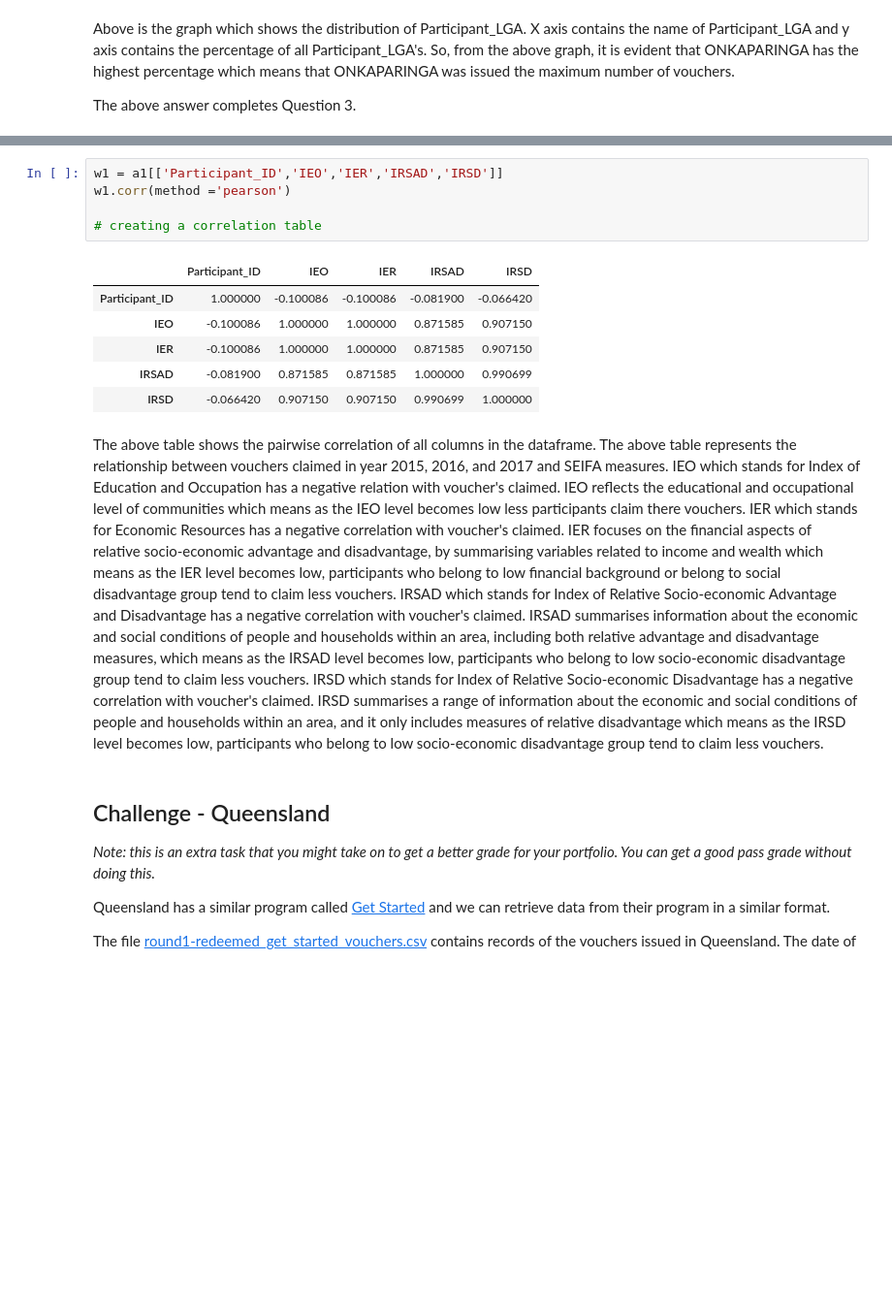
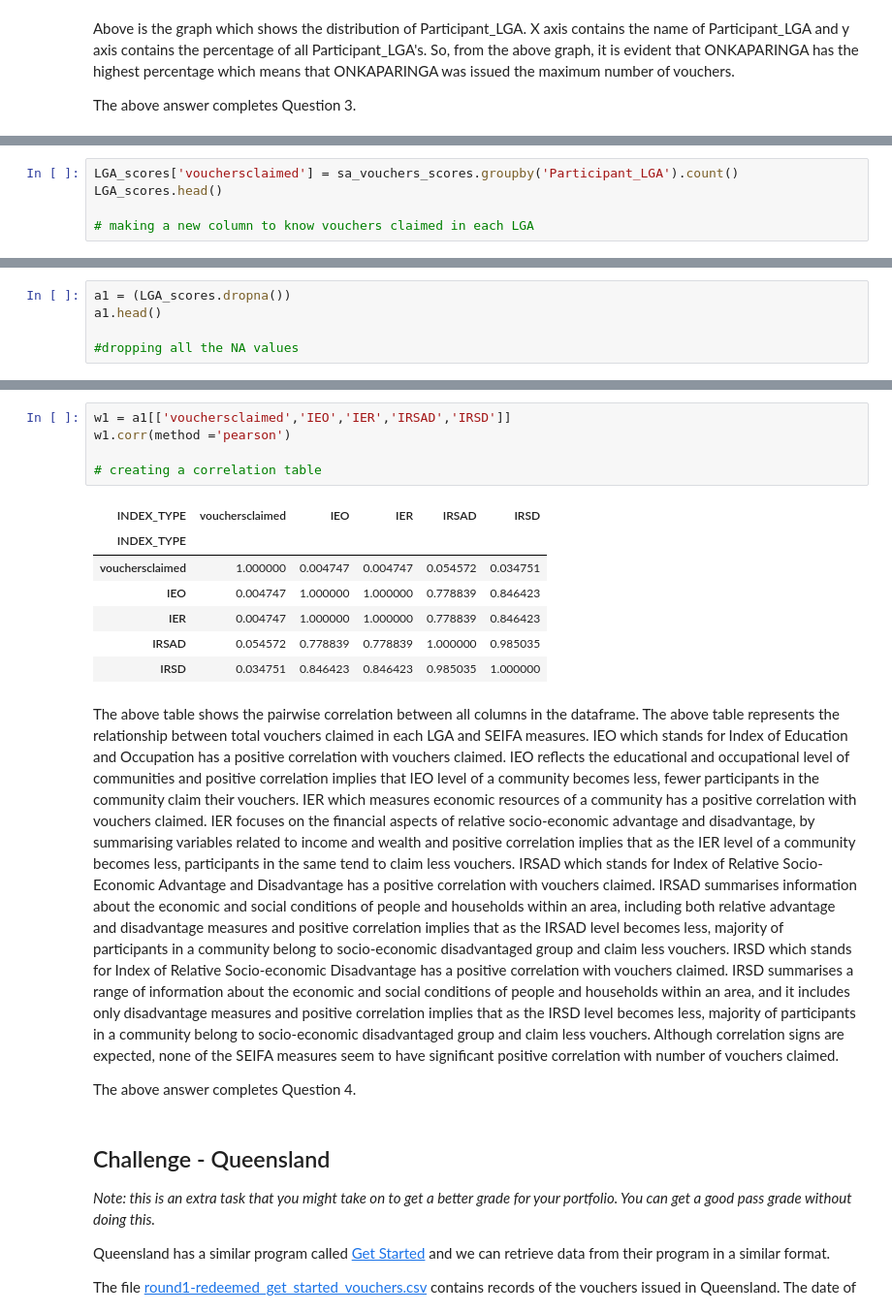
Before and after one commit to MQCOMP2200-S2-2021/data-science-portfolio-aarushi1998, a Jupyter notebook: Portfolio 2.ipynb, the cells around one changed output, grey strips where cells are left out. Shown: that part at 97% size. Drawn from its saved outputs; the diff is of its cells as text; blank space fills up the shorter version.

```diff
--- a/Portfolio 2.ipynb
+++ b/Portfolio 2.ipynb
@@ -285,3 +285,8 @@ a1.head()
 | 2 | 1000004 | ABERFOYLE PARK | Not Registered Previously | Not ATSI | Not CALD | ... |
 | 3 | 1000004 | ABERFOYLE PARK | Registered Previously | Not ATSI | Not CALD | ... |
 | 4 | 1000005 | ABERFOYLE PARK | Registered Previously | Not ATSI | Not CALD | ... |
+# %%
+LGA_scores['vouchersclaimed'] = sa_vouchers_scores.groupby('Participant_LGA').count()
+LGA_scores.head()
+
+# making a new column to know vouchers claimed in each LGA
@@ -287,0 +301,5 @@ a1.head()
+# %%
+a1 = (LGA_scores.dropna())
+a1.head()
+
+#dropping all the NA values
@@ -288,20 +314,24 @@ a1.head()
 # %%
-w1 = a1[['Participant_ID','IEO','IER','IRSAD','IRSD']]
+w1 = a1[['vouchersclaimed','IEO','IER','IRSAD','IRSD']]
 w1.corr(method ='pearson')
 
 # creating a correlation table
 # %% [output]
-|  | Participant_ID | IEO | IER | IRSAD | IRSD |
-| Participant_ID | 1.000000 | -0.100086 | -0.100086 | -0.081900 | -0.066420 |
-| IEO | -0.100086 | 1.000000 | 1.000000 | 0.871585 | 0.907150 |
-| IER | -0.100086 | 1.000000 | 1.000000 | 0.871585 | 0.907150 |
-| IRSAD | -0.081900 | 0.871585 | 0.871585 | 1.000000 | 0.990699 |
-| IRSD | -0.066420 | 0.907150 | 0.907150 | 0.990699 | 1.000000 |
+| INDEX_TYPE | vouchersclaimed | IEO | IER | IRSAD | IRSD |
+| INDEX_TYPE |  |  |  |  |  |
+| vouchersclaimed | 1.000000 | 0.004747 | 0.004747 | 0.054572 | 0.034751 |
+| IEO | 0.004747 | 1.000000 | 1.000000 | 0.778839 | 0.846423 |
+| IER | 0.004747 | 1.000000 | 1.000000 | 0.778839 | 0.846423 |
+| IRSAD | 0.054572 | 0.778839 | 0.778839 | 1.000000 | 0.985035 |
+| IRSD | 0.034751 | 0.846423 | 0.846423 | 0.985035 | 1.000000 |
 # %% [markdown]
-The above table shows the pairwise correlation of all columns in the dataframe. The above table represents the relationship between vouchers claimed in year 2015, 2016, and 2017 and SEIFA measures. IEO which stands for Index of Education and Occupation has a negative relation with voucher's claimed. IEO reflects the educational and occupational level of communities which means as the IEO level becomes low less participants claim there vouchers.
-IER which stands for Economic Resources has a negative correlation with voucher's claimed. IER focuses on the financial aspects of relative socio-economic advantage and disadvantage, by summarising variables related to income and wealth which means as the IER level becomes low, participants who belong to low financial background or belong to social disadvantage group tend to claim less vouchers.
-IRSAD which stands for Index of Relative Socio-economic Advantage and Disadvantage has a negative correlation with voucher's claimed. IRSAD summarises information about the economic and social conditions of people and households within an area, including both relative advantage and disadvantage measures, which means as the IRSAD level becomes low, participants who belong to low socio-economic disadvantage group tend to claim less vouchers.
-IRSD which stands for Index of Relative Socio-economic Disadvantage has a negative correlation with voucher's claimed. IRSD summarises a range of information about the economic and social conditions of people and households within an area, and it only includes measures of relative disadvantage which means as the IRSD level becomes low, participants who belong to low socio-economic disadvantage group tend to claim less vouchers.
+The above table shows the pairwise correlation between all columns in the dataframe. The above table represents the relationship between total vouchers claimed in each LGA and SEIFA measures. IEO which stands for Index of Education and Occupation has a positive correlation with vouchers claimed. IEO reflects the educational and occupational level of communities and positive correlation implies that IEO level of a community becomes less, fewer participants in the community claim their vouchers.
+IER which measures economic resources of a community has a positive correlation with vouchers claimed. IER focuses on the financial aspects of relative socio-economic advantage and disadvantage, by summarising variables related to income and wealth and positive correlation implies that as the IER level of a community becomes less, participants in the same tend to claim less vouchers.
+IRSAD which stands for Index of Relative Socio-Economic Advantage and Disadvantage has a positive correlation with vouchers claimed. IRSAD summarises information about the economic and social conditions of people and households within an area, including both relative advantage and disadvantage measures and positive correlation implies that as the IRSAD level becomes less, majority of participants in a community belong to socio-economic disadvantaged group and claim less vouchers.
+IRSD which stands for Index of Relative Socio-economic Disadvantage has a positive correlation with vouchers claimed. IRSD summarises a range of information about the economic and social conditions of people and households within an area, and it includes only disadvantage measures and positive correlation implies that as the IRSD level becomes less, majority of participants in a community belong to socio-economic disadvantaged group and claim less vouchers.
+Although correlation signs are expected, none of the SEIFA measures seem to have significant positive correlation with number of vouchers claimed.
+
+The above answer completes Question 4.
 # %% [markdown]
 ## Challenge - Queensland
 
```
Also changed, not shown: parts of 8 cells of this notebook.
